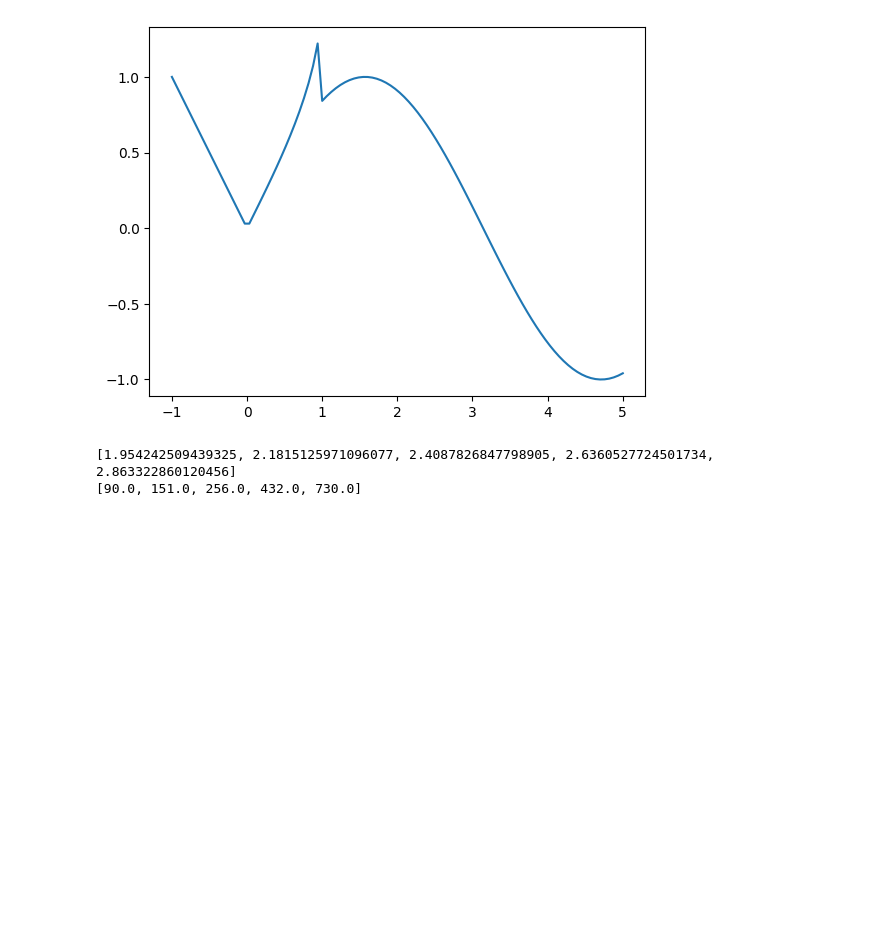
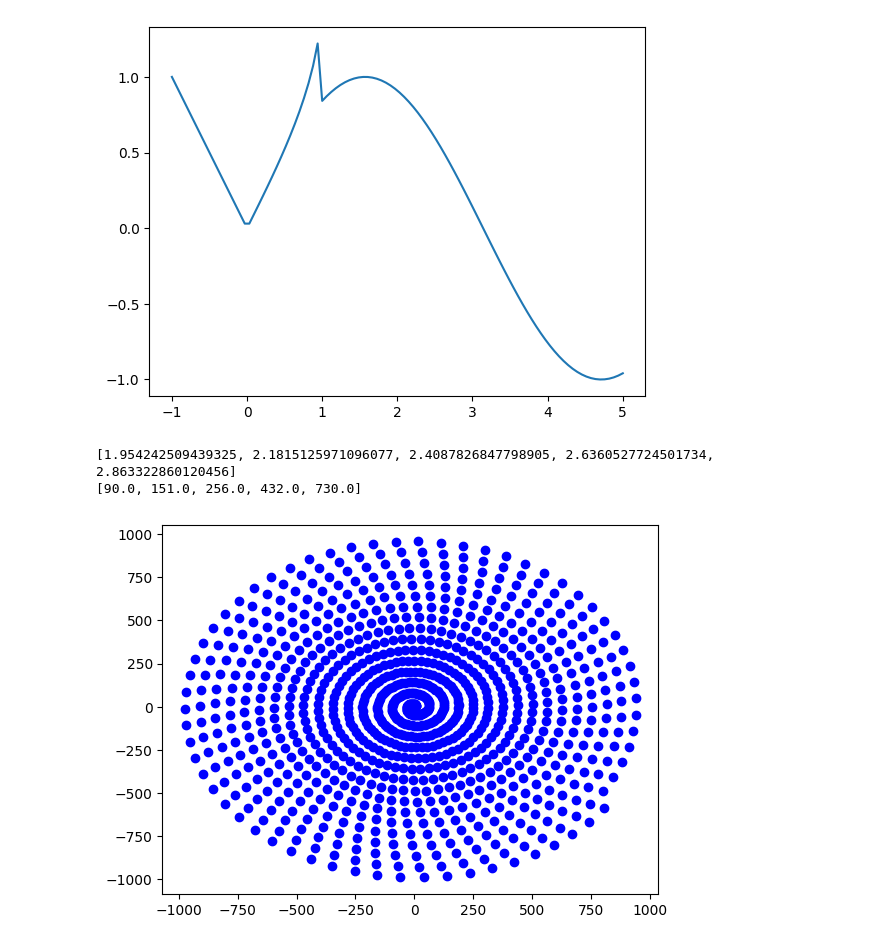
Before and after one commit to SpinaciaKeh/python-toolbox, a Jupyter notebook: math.ipynb, the cells around one changed output. Drawn from its saved outputs; the diff is of its cells as text; code cells hidden in the pictures; blank space fills up the shorter version.

```diff
--- a/math.ipynb
+++ b/math.ipynb
@@ -194,3 +194,17 @@ print(res)
 # %% [output]
 [1.954242509439325, 2.1815125971096077, 2.4087826847798905, 2.6360527724501734, 2.863322860120456]
 [90.0, 151.0, 256.0, 432.0, 730.0]
+# %%
+#螺线
+fig, ax = plt.subplots()
+r = 10
+n = 1000
+theta = 0
+for i in range(n):
+    x = r * theta * math.cos(theta)
+    y = r * theta * math.sin(theta)
+    ax.plot(x, y, 'bo')
+    theta += 0.1
+plt.show()
+# %% [output]
+[figure, added]
```
